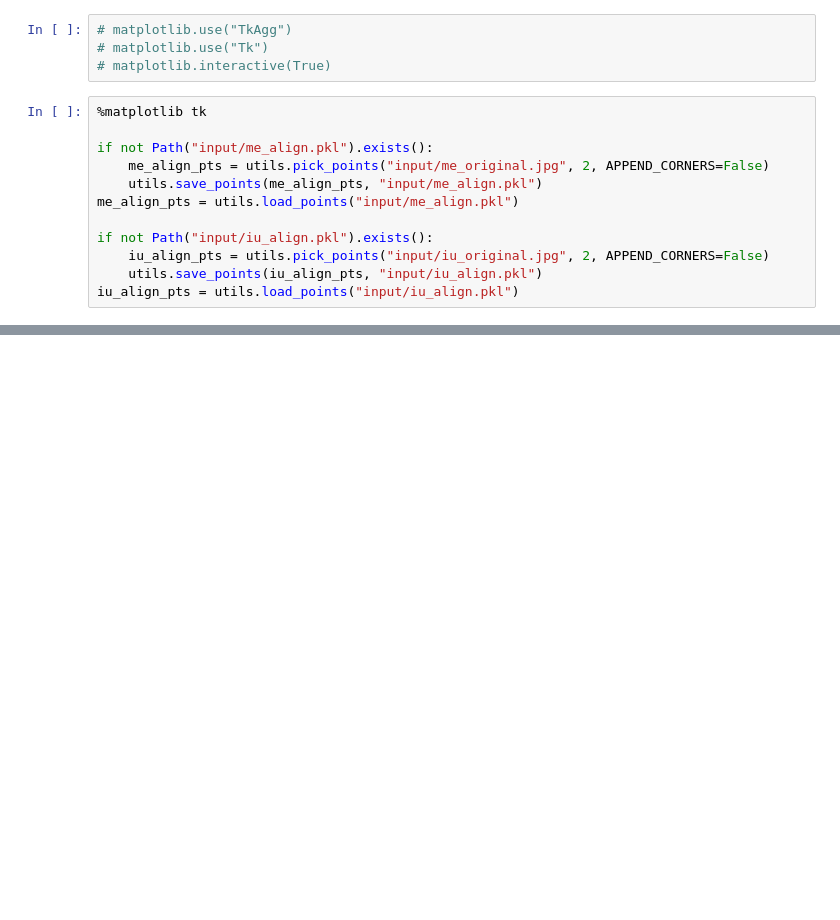
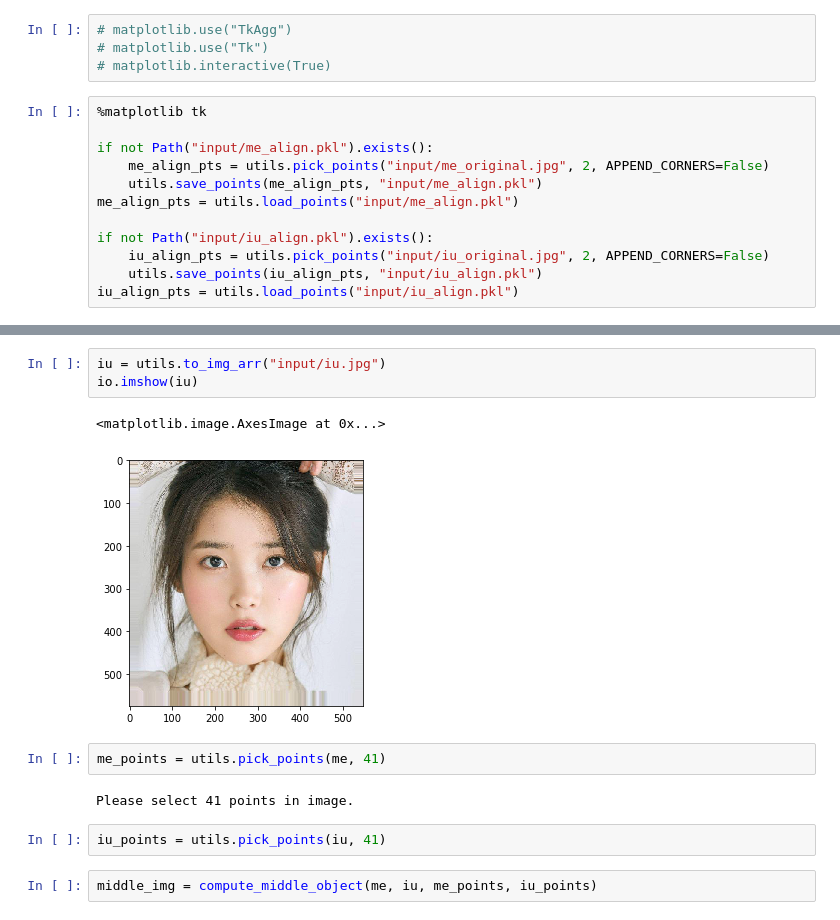
Before and after one commit to aprilsin/cs194-proj3, a Jupyter notebook: CS194 Proj3.ipynb, the cells around one changed output, grey strips where cells are left out. Saved outputs shown, nothing was run; the diff lists cells and outputs as text; blank space fills up the shorter version.

```diff
--- a/CS194 Proj3.ipynb
+++ b/CS194 Proj3.ipynb
@@ -114,0 +58,14 @@ SyntaxError: invalid syntax
+# %%
+iu = utils.to_img_arr("input/iu.jpg")
+io.imshow(iu)
+# %% [output]
+<matplotlib.image.AxesImage at 0x...>
+[figure, added]
+# %%
+me_points = utils.pick_points(me, 41)
+# %% [output]
+Please select 41 points in image.
+# %%
+iu_points = utils.pick_points(iu, 41)
+# %%
+middle_img = compute_middle_object(me, iu, me_points, iu_points)
```
Also changed, not shown: parts of 13 cells of this notebook, 3 other files.
